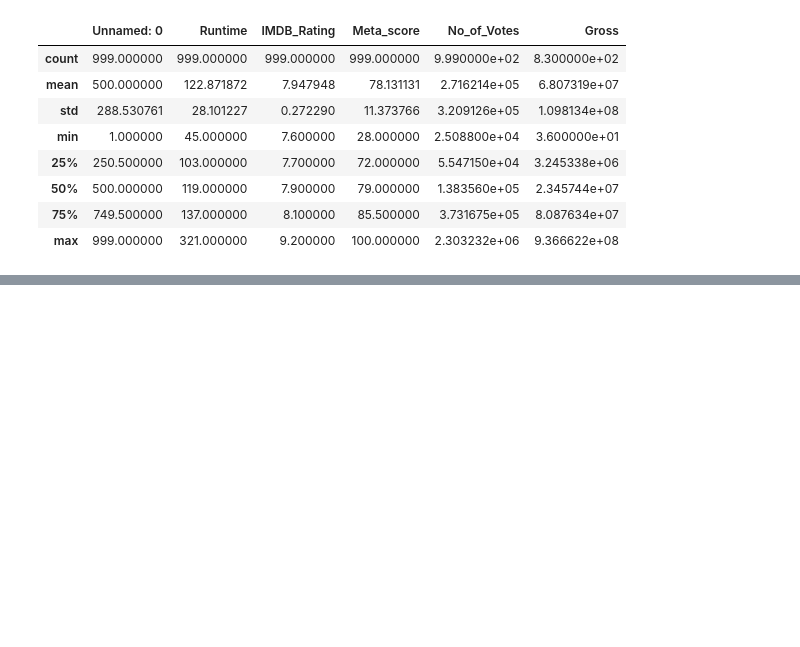
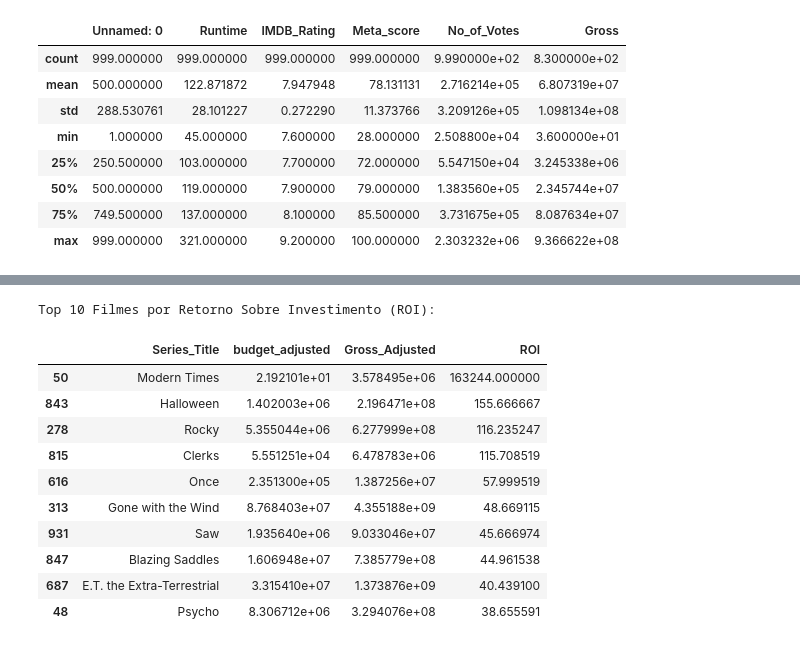
Before and after one commit to amanda-montarroios/projeto_dados_filmes, a Jupyter notebook: notebooks/analise_filmes.ipynb, the cells around one changed output, grey strips where cells are left out. Drawn from its saved outputs; the diff is of its cells as text; code cells hidden in the pictures; blank space fills up the shorter version.

```diff
--- a/notebooks/analise_filmes.ipynb
+++ b/notebooks/analise_filmes.ipynb
@@ -223,0 +247,7 @@ Passing `palette` without assigning `hue` is deprecated and will be removed in v
+# %%
+try:
+    df_budgets = pd.read_csv('../data/tmdb_5000_movies.csv')
+    print("Dataset de orçamentos (TMDB) carregado com sucesso!")
+    display(df_budgets[['title', 'release_date', 'budget', 'revenue']].head())
+except FileNotFoundError:
+    print("Arquivo não encontrado.")
@@ -223,0 +262,16 @@ Passing `palette` without assigning `hue` is deprecated and will be removed in v
+# %%
+df_budgets.rename(columns={'title': 'Series_Title', 'release_date': 'Released_Date'}, inplace=True)
+df_budgets['Released_Year'] = pd.to_datetime(df_budgets['Released_Date'], errors='coerce').dt.year
+
+data_frame['merge_title'] = data_frame['Series_Title'].str.lower()
+df_budgets['merge_title'] = df_budgets['Series_Title'].str.lower()
+
+df_final = pd.merge(
+    data_frame,
+    df_budgets[['merge_title', 'Released_Year', 'budget']],
+    on=['merge_title', 'Released_Year'],
+    how='left'
+)
+
+print("Junção concluída! Filmes que encontram um orçamento correspondente: ")
+display(df_final[df_final['budget'].notna()][['Series_Title', 'Released_Year', 'Gross_Adjusted', 'budget']].head())
@@ -223,0 +286,29 @@ Passing `palette` without assigning `hue` is deprecated and will be removed in v
+# %%
+def adjust_budget_inflation(row):
+    try:
+        return cpi.inflate(row['budget'], row['Released_Year'], to=2023)
+    except (cpi.errors.CPIObjectDoesNotExist, ValueError, TypeError):
+        return np.nan
+
+df_final['budget_adjusted'] = df_final.apply(adjust_budget_inflation, axis=1)
+
+df_final = df_final[df_final['budget_adjusted'].notna()]
+df_final = df_final[df_final['budget_adjusted'] > 0]
+
+df_final['ROI'] = (df_final['Gross_Adjusted'] - df_final['budget_adjusted']) / df_final['budget_adjusted']
+
+print("Top 10 filmes por retorno sobre investimento (ROI):")
+display(df_final[['Series_Title', 'budget_adjusted', 'Gross_Adjusted', 'ROI']].sort_values(by='ROI', ascending=False).head(10))
+# %% [output]
+Top 10 Filmes por Retorno Sobre Investimento (ROI):
+|  | Series_Title | budget_adjusted | Gross_Adjusted | ROI |
+| 50 | Modern Times | 2.192101e+01 | 3.578495e+06 | 163244.000000 |
+| 843 | Halloween | 1.402003e+06 | 2.196471e+08 | 155.666667 |
+| 278 | Rocky | 5.355044e+06 | 6.277999e+08 | 116.235247 |
+| 815 | Clerks | 5.551251e+04 | 6.478783e+06 | 115.708519 |
+| 616 | Once | 2.351300e+05 | 1.387256e+07 | 57.999519 |
+| 313 | Gone with the Wind | 8.768403e+07 | 4.355188e+09 | 48.669115 |
+| 931 | Saw | 1.935640e+06 | 9.033046e+07 | 45.666974 |
+| 847 | Blazing Saddles | 1.606948e+07 | 7.385779e+08 | 44.961538 |
+| 687 | E.T. the Extra-Terrestrial | 3.315410e+07 | 1.373876e+09 | 40.439100 |
+| 48 | Psycho | 8.306712e+06 | 3.294076e+08 | 38.655591 |
```
Also changed, not shown: parts of 6 cells of this notebook, 1 other file.
